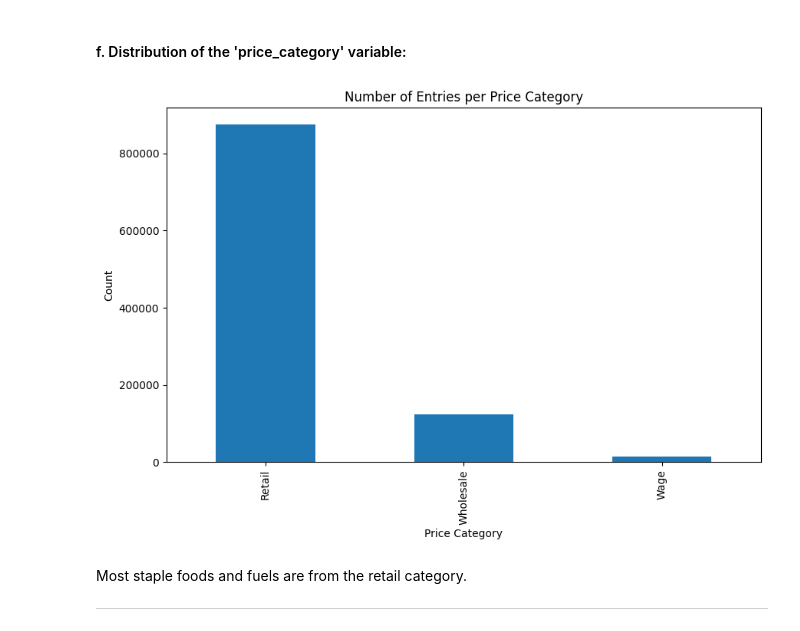
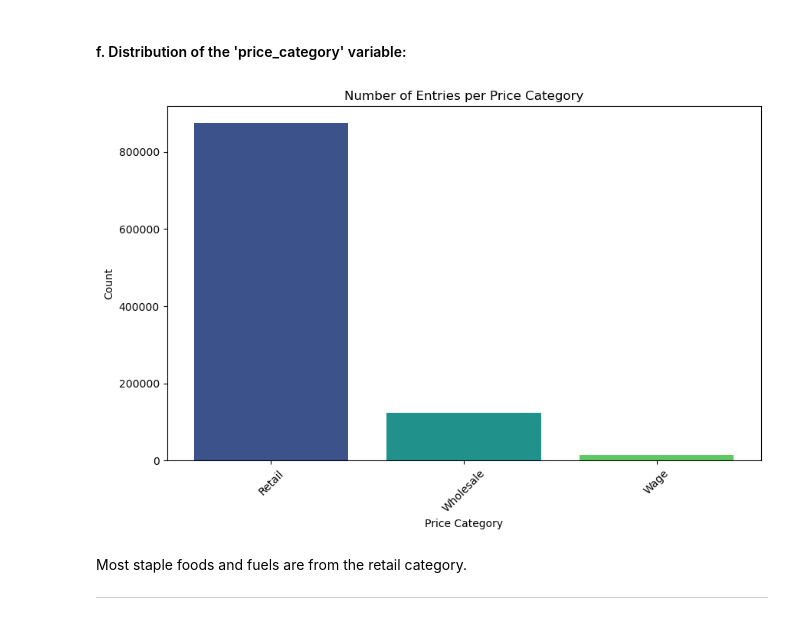
Before and after one commit to rasmodev/Staple-Food-and-Fuel-Price-Prediction-in-Africa, a Jupyter notebook: Staple_Food_Price_Prediction.ipynb, the cells around one changed output. Saved outputs shown, nothing was run; the diff lists cells and outputs as text; code cells hidden in the pictures.

```diff
--- a/Staple_Food_Price_Prediction.ipynb
+++ b/Staple_Food_Price_Prediction.ipynb
@@ -402,0 +432,12 @@ df.head()
+# %%
+# Renaming 'Gasoline' to 'Petrol'
+df['product'] = df['product'].replace('Gasoline', 'Petrol')
+
+# Confirm the renaming
+unique_values_after_rename = df['product'].unique()
+
+# Check if 'Gasoline' still exists
+if 'Gasoline' in unique_values_after_rename:
+    print("Gasoline still exists in the DataFrame.")
+else:
+    print("Gasoline does not exist in the DataFrame.")
@@ -1191,6 +1281,9 @@ memory usage: 100.3+ MB
 # Extract year and month for aggregation
 eda_df['year'] = eda_df['period_date'].dt.year
 eda_df['month'] = eda_df['period_date'].dt.to_period('M')
+
+# Set the viridis palette
+sns.set_palette('viridis')
 
 # Plotting the distribution of records by year
 plt.figure(figsize=(12, 6))
@@ -1375,15 +1515,26 @@ plt.show()
 # %% [markdown]
 #### f. Distribution of the 'price_category' variable:
 # %%
-# price_category
+# Extract the value counts for the 'price_category' column
+price_category_counts = eda_df['price_category'].value_counts()
+
+# Get the Viridis color palette from Seaborn
+viridis_palette = sns.color_palette("viridis", n_colors=len(price_category_counts))
+
+# Plot the bar chart with Viridis colors
 plt.figure(figsize=(10, 6))
-eda_df['price_category'].value_counts().plot(kind='bar')
+bars = plt.bar(price_category_counts.index, price_category_counts.values, color=viridis_palette)
+
+# Add titles and labels
 plt.title('Number of Entries per Price Category')
 plt.xlabel('Price Category')
 plt.ylabel('Count')
+plt.xticks(rotation=45)
+
+# Show the plot
 plt.show()
 # %% [output]
-[figure, old version]
+[figure, new version]
 # %% [markdown]
 Most staple foods and fuels are from the retail category.
 
```
Also changed, not shown: parts of 87 cells of this notebook.
